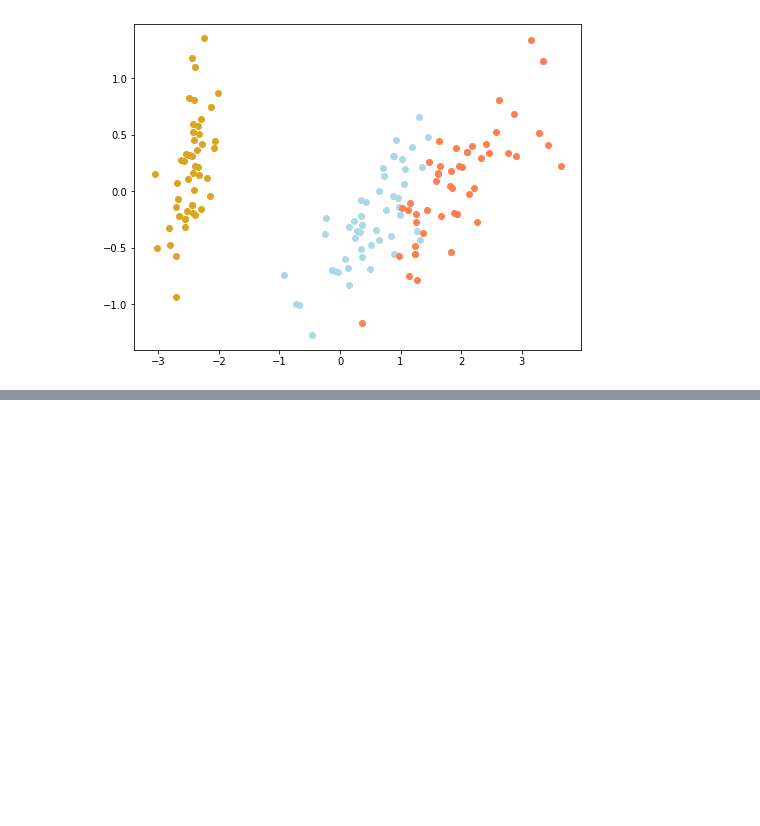
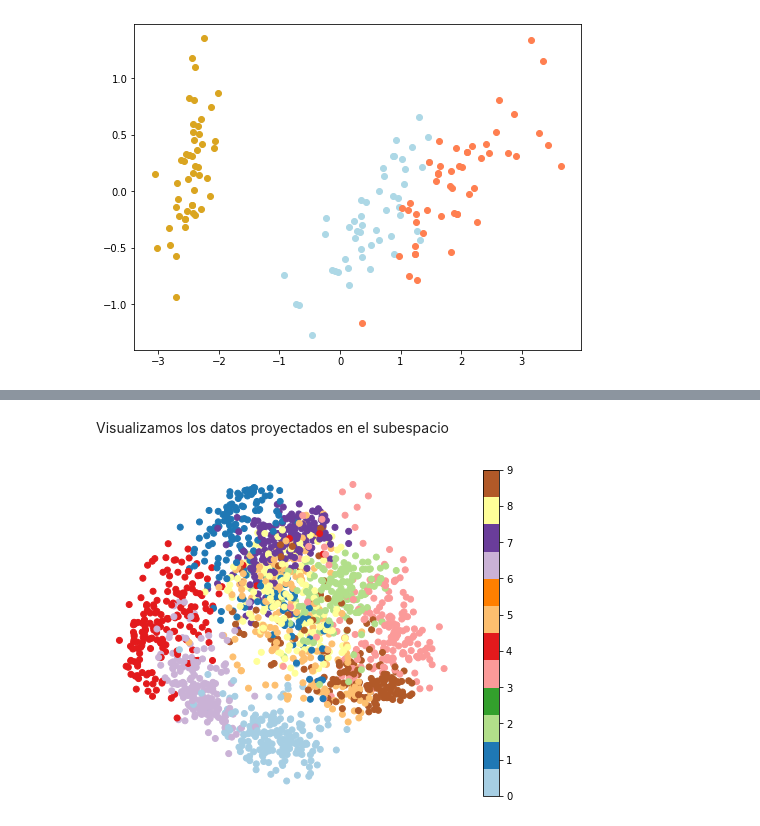
Before and after one commit to blancavazquez/CursoDatosMasivosII, a Jupyter notebook: notebooks/1b_pca.ipynb, the cells around one changed output, grey strips where cells are left out. Cells and saved outputs as stored; diff of their text form; code cells hidden in the pictures; blank space fills up the shorter version.

```diff
--- a/notebooks/1b_pca.ipynb
+++ b/notebooks/1b_pca.ipynb
@@ -123,0 +203,15 @@ plt.show()
+# %%
+ imgs = db['data']
+impca2 = PCA(2)
+impca2.fit(imgs)
+reduced2 = impca2.transform(imgs)
+# %% [markdown]
+Visualizamos los datos proyectados en el subespacio
+# %%
+fig = plt.figure(1, figsize=(8, 6))
+plt.scatter(reduced2[:, 0], reduced2[:, 1], c=db.target, cmap="Paired")
+plt.colorbar()
+plt.axis('off')
+plt.show()
+# %% [output]
+[figure, added]
```
Also changed, not shown: parts of 32 cells of this notebook.
